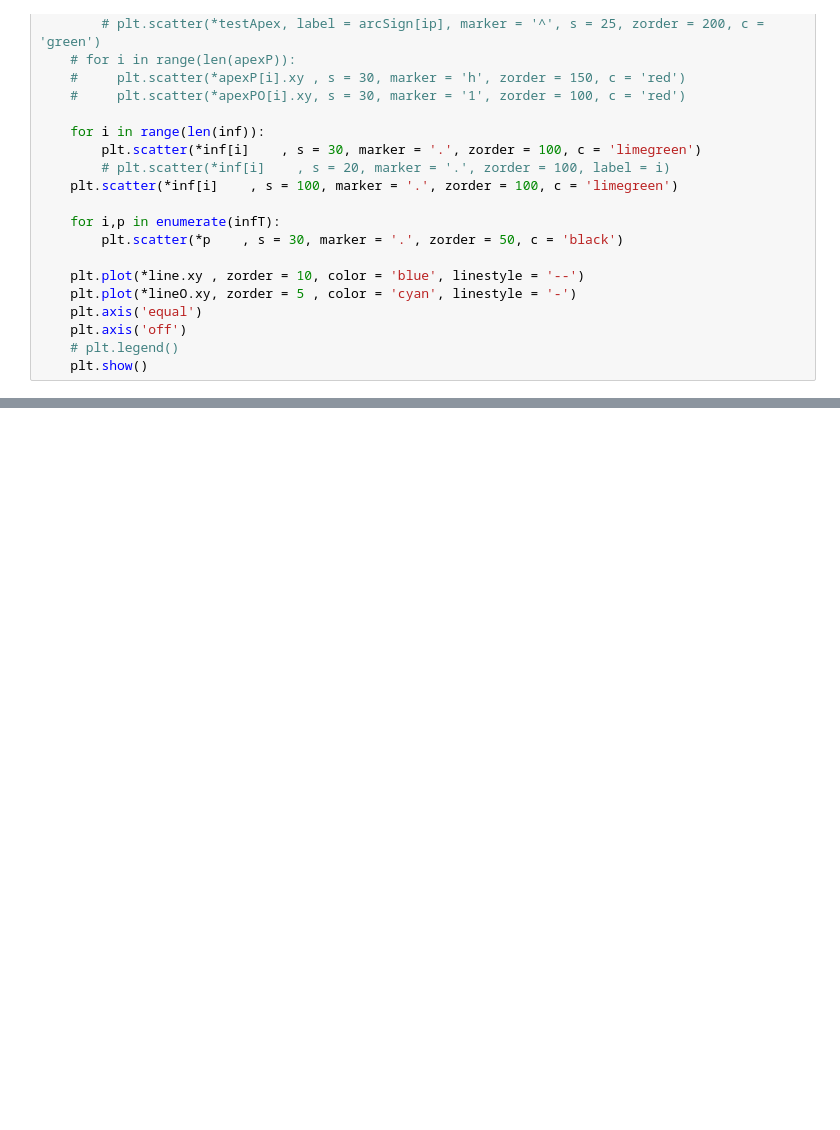
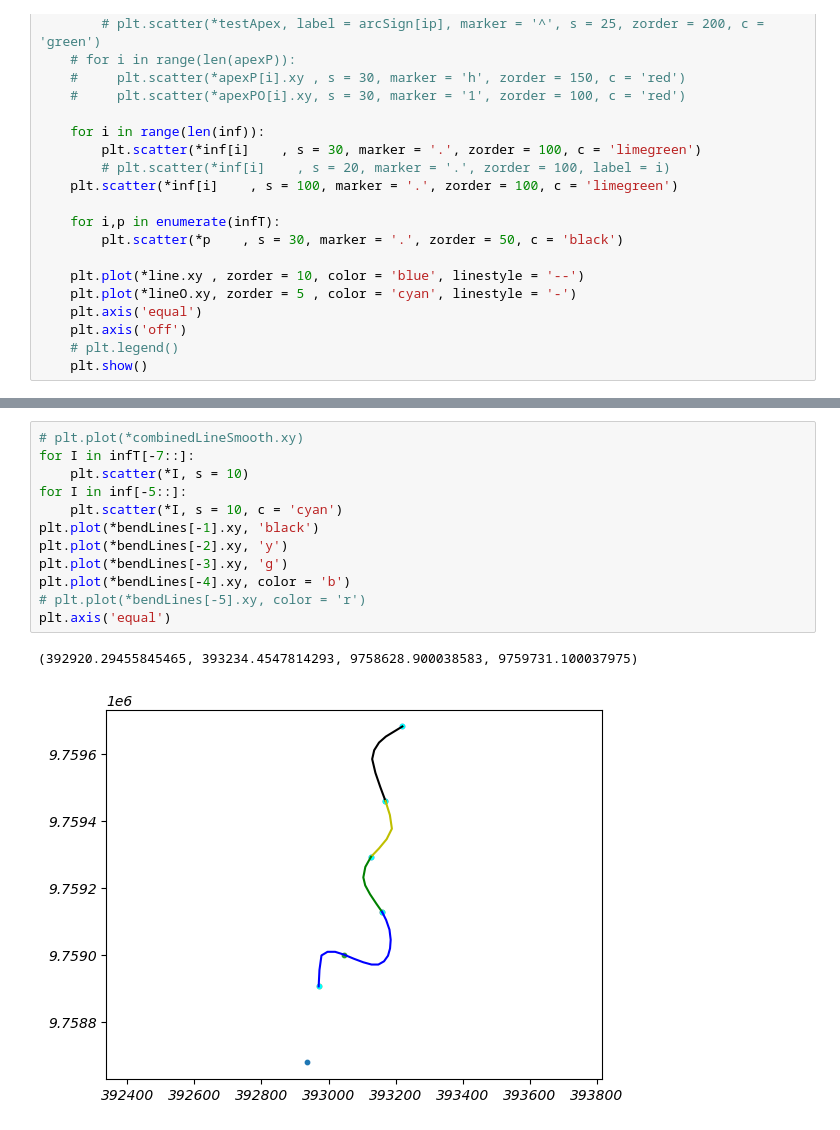
Before and after one commit to niekcde/river-confinement, a Jupyter notebook: test_inflectionPoint.ipynb, the cells around one changed output, grey strips where cells are left out. Saved outputs shown, nothing was run; the diff lists cells and outputs as text; blank space fills up the shorter version.

```diff
--- a/test_inflectionPoint.ipynb
+++ b/test_inflectionPoint.ipynb
@@ -296,0 +258,15 @@ Huber Mean: 12.00000065480583
+# %%
+# plt.plot(*combinedLineSmooth.xy)
+for I in infT[-7::]:
+    plt.scatter(*I, s = 10)
+for I in inf[-5::]:
+    plt.scatter(*I, s = 10, c = 'cyan')
+plt.plot(*bendLines[-1].xy, 'black')
+plt.plot(*bendLines[-2].xy, 'y')
+plt.plot(*bendLines[-3].xy, 'g')
+plt.plot(*bendLines[-4].xy, color = 'b')
+# plt.plot(*bendLines[-5].xy, color = 'r')
+plt.axis('equal')
+# %% [output]
+(392920.29455845465, 393234.4547814293, 9758628.900038583, 9759731.100037975)
+[figure, added]
```
Also changed, not shown: parts of 24 cells of this notebook, 16 other files.
